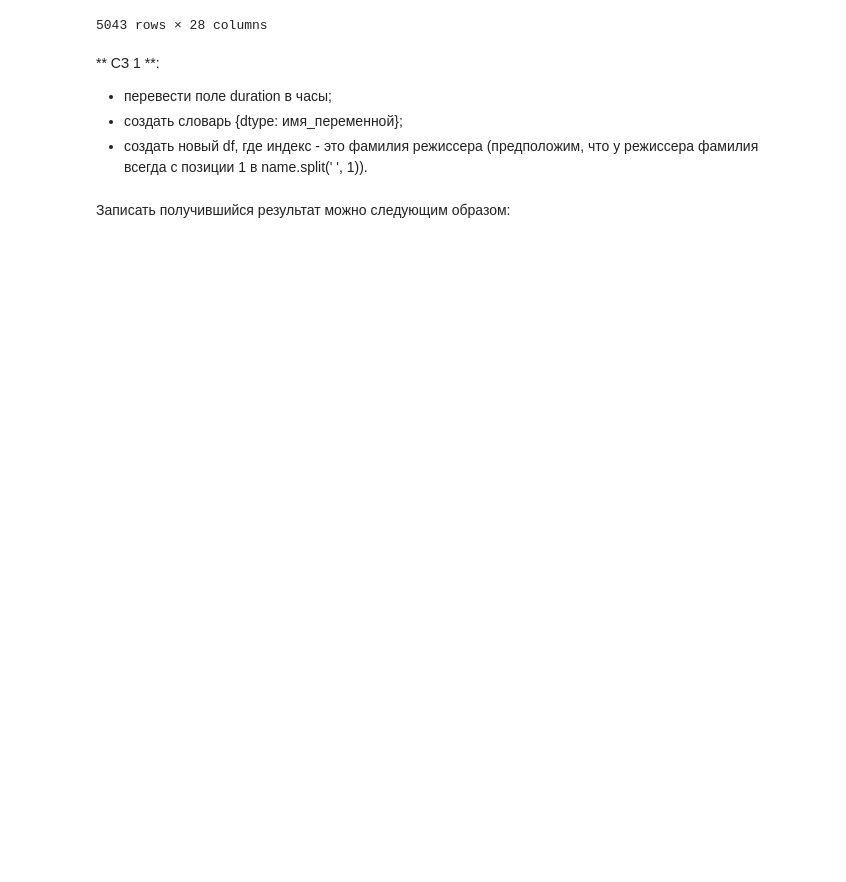
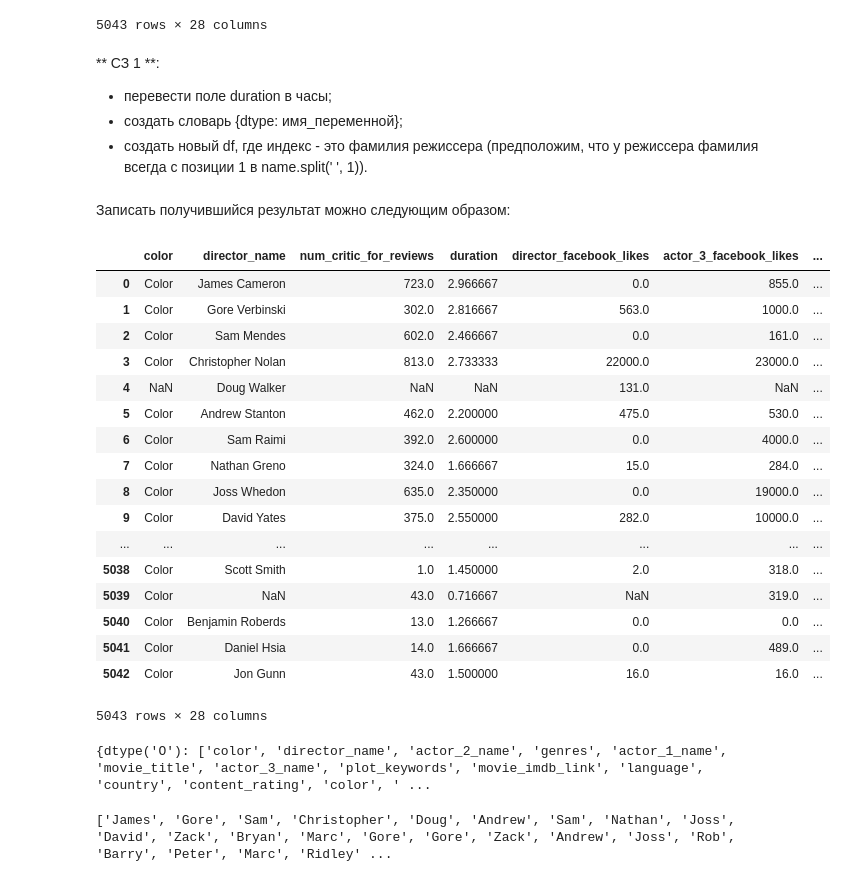
Before and after one commit to Shevviakov/technosphere, a Jupyter notebook: introdata/lec3/1. Pandas - basics.ipynb, the cells around one changed output. Cells and saved outputs as stored; diff of their text form; code cells hidden in the pictures; blank space fills up the shorter version.

```diff
--- a/introdata/lec3/1. Pandas - basics.ipynb
+++ b/introdata/lec3/1. Pandas - basics.ipynb
@@ -810,5 +812,5 @@ pd.read_csv?
 # %%
-data = pd.read_csv('movie_metadata.csv')
+data = pd.read_csv('data/movie_metadata.csv')
 # %%
 data.columns
 # %% [output]
@@ -851,3 +853,38 @@ data
 Записать получившийся результат можно следующим образом:
 # %%
 data.to_csv?
+# %%
+data.duration = data.duration.map(lambda x: (x/60) if not(np.isnan(x)) else np.nan)
+# %%
+data
+# %% [output]
+|  | color | director_name | num_critic_for_reviews | duration | director_facebook_likes | actor_3_facebook_likes | ... |
+| 0 | Color | James Cameron | 723.0 | 2.966667 | 0.0 | 855.0 | ... |
+| 1 | Color | Gore Verbinski | 302.0 | 2.816667 | 563.0 | 1000.0 | ... |
+| 2 | Color | Sam Mendes | 602.0 | 2.466667 | 0.0 | 161.0 | ... |
+| 3 | Color | Christopher Nolan | 813.0 | 2.733333 | 22000.0 | 23000.0 | ... |
+| 4 | NaN | Doug Walker | NaN | NaN | 131.0 | NaN | ... |
+| 5 | Color | Andrew Stanton | 462.0 | 2.200000 | 475.0 | 530.0 | ... |
+| 6 | Color | Sam Raimi | 392.0 | 2.600000 | 0.0 | 4000.0 | ... |
+| 7 | Color | Nathan Greno | 324.0 | 1.666667 | 15.0 | 284.0 | ... |
+| 8 | Color | Joss Whedon | 635.0 | 2.350000 | 0.0 | 19000.0 | ... |
+| 9 | Color | David Yates | 375.0 | 2.550000 | 282.0 | 10000.0 | ... |
+| ... | ... | ... | ... | ... | ... | ... | ... |
+| 5038 | Color | Scott Smith | 1.0 | 1.450000 | 2.0 | 318.0 | ... |
+| 5039 | Color | NaN | 43.0 | 0.716667 | NaN | 319.0 | ... |
+| 5040 | Color | Benjamin Roberds | 13.0 | 1.266667 | 0.0 | 0.0 | ... |
+| 5041 | Color | Daniel Hsia | 14.0 | 1.666667 | 0.0 | 489.0 | ... |
+| 5042 | Color | Jon Gunn | 43.0 | 1.500000 | 16.0 | 16.0 | ... |
+5043 rows × 28 columns
+# %%
+#print data.dtypes
+
+{d.setdefault(data[x].dtype,[]).append(x) for x in data.columns}
+print d
+# %% [output]
+{dtype('O'): ['color', 'director_name', 'actor_2_name', 'genres', 'actor_1_name', 'movie_title', 'actor_3_name', 'plot_keywords', 'movie_imdb_link', 'language', 'country', 'content_rating', 'color', ' ...
+# %%
+new_index = [x.split()[0] if not pd.isnull(x) else '' for x in data['director_name'] ]
+print new_index
+# %% [output]
+['James', 'Gore', 'Sam', 'Christopher', 'Doug', 'Andrew', 'Sam', 'Nathan', 'Joss', 'David', 'Zack', 'Bryan', 'Marc', 'Gore', 'Gore', 'Zack', 'Andrew', 'Joss', 'Rob', 'Barry', 'Peter', 'Marc', 'Ridley' ...
```
Also changed, not shown: parts of 6 cells of this notebook, 5 other files.
